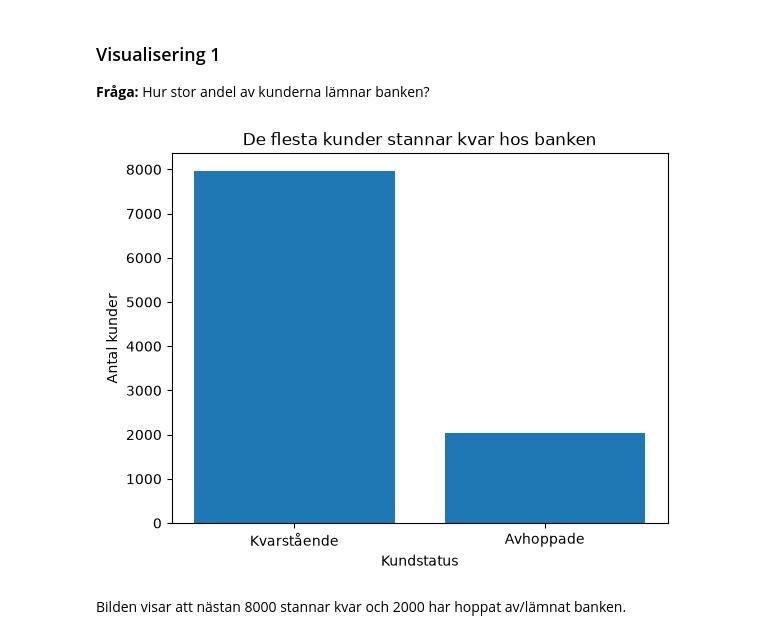
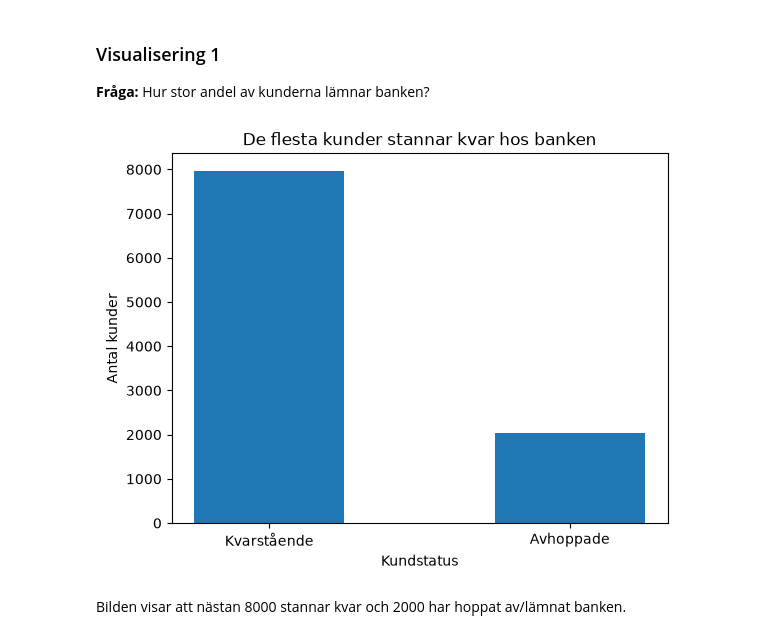
Before and after one commit to Steff-hub-max/kk1, a Jupyter notebook: kk1.ipynb, the cells around one changed output. Cells and saved outputs as stored; diff of their text form; code cells hidden in the pictures.

```diff
--- a/kk1.ipynb
+++ b/kk1.ipynb
@@ -90,14 +90,14 @@ Datasetet innehåller inga saknade värden, dubletter eller felaktiga datatyper.
 # %%
 
 churn_counts = df['Exited'].value_counts()
 
-plt.bar(['Kvarstående', 'Avhoppade'], churn_counts)
+plt.bar(['Kvarstående', 'Avhoppade'], churn_counts, width=0.5)
 plt.title('De flesta kunder stannar kvar hos banken')
 plt.xlabel('Kundstatus')
 plt.ylabel('Antal kunder')
 plt.show()
 # %% [output]
-[figure, old version]
+[figure, new version]
 # %% [markdown]
 Bilden visar att nästan 8000 stannar kvar och 2000 har hoppat av/lämnat banken.
 # %% [markdown]
```
Also changed, not shown: parts of 7 cells of this notebook.
